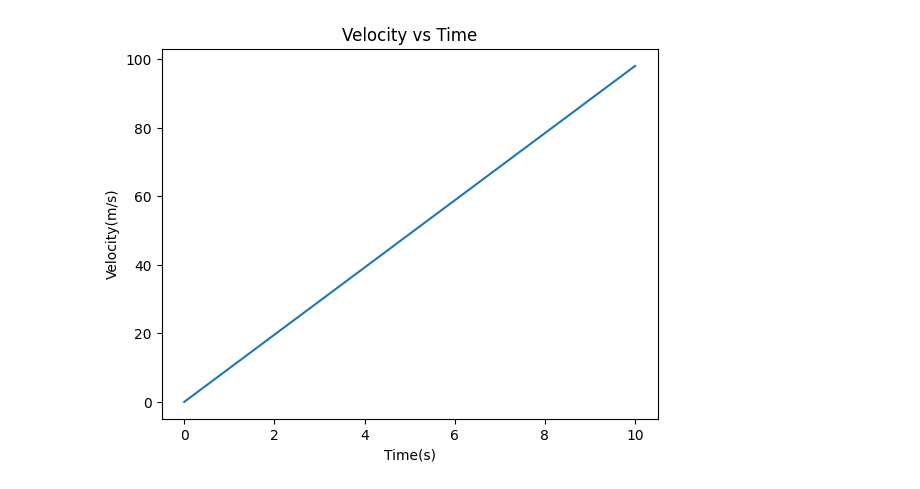
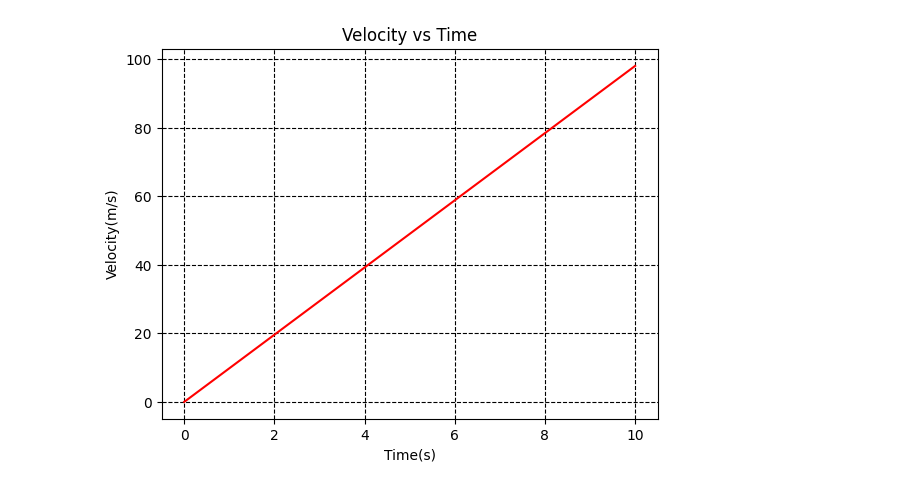
Before and after one commit to Rivu-Codez/Physics-With-Python, a Jupyter notebook: IdealFreeFall.ipynb, the cells around one changed output. Saved outputs shown, nothing was run; the diff lists cells and outputs as text; code cells hidden in the pictures.

```diff
--- a/IdealFreeFall.ipynb
+++ b/IdealFreeFall.ipynb
@@ -22,13 +22,13 @@ plt.show()
 # %%
 #VELOCITY TIME GRAPH OF A PARTICLE UNDER FREE FALL
 v = v_0 + g*t
-plt.plot(t, v)
-plt.grid()
+plt.plot(t, v, color='red')
+plt.grid(True, color = 'black', linestyle = '--', linewidth = 0.8)
 plt.title('Velocity vs Time')
 plt.xlabel('Time(s)')
 plt.ylabel('Velocity(m/s)')
 plt.show()
 # %% [output]
-[figure, old version]
+[figure, new version]
 # %%
 #POSITION-VELOCITY GRAPH OF A PARTICLE UNDER FREE FALL
```
Also changed, not shown: parts of 6 cells of this notebook.
